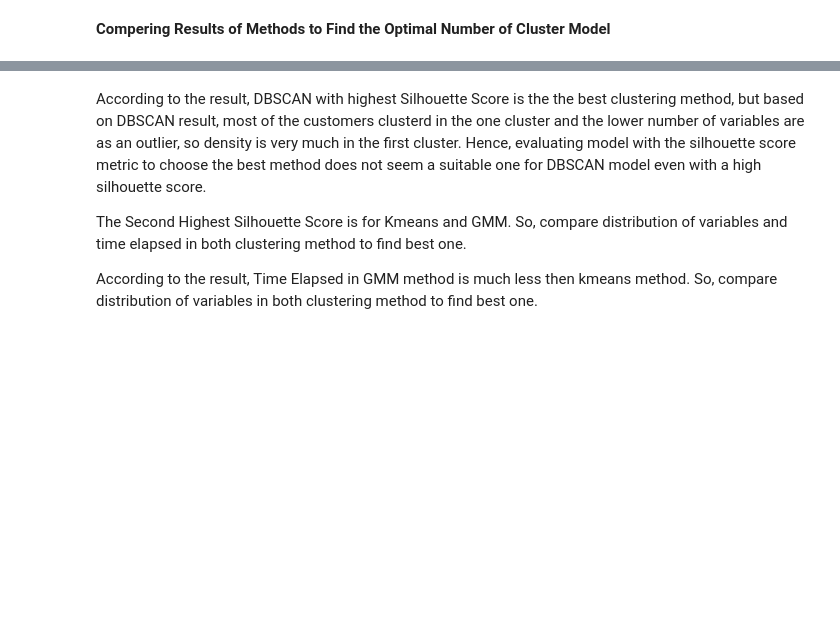
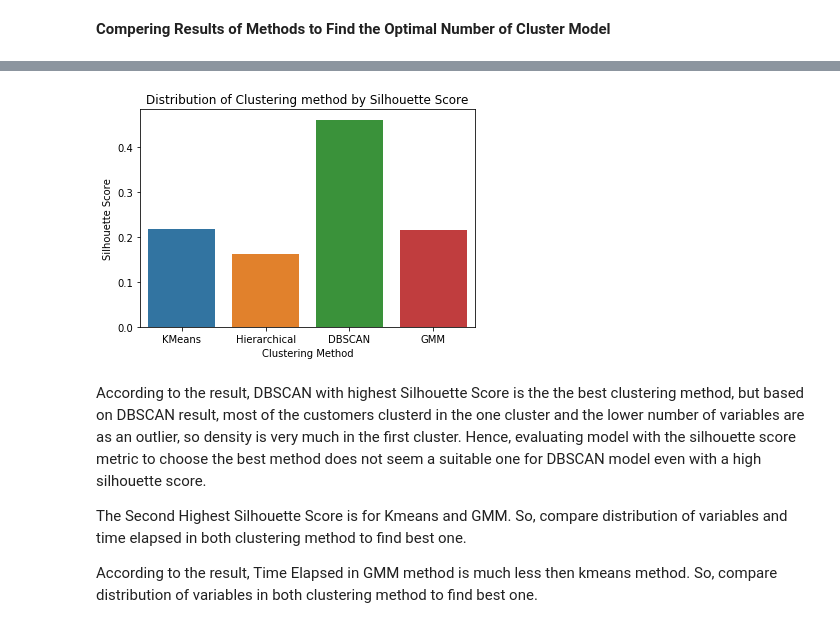
Before and after one commit to parichehrma/PariMa1, a Jupyter notebook: Capstone of Unsupervised learning.ipynb, the cells around one changed output, grey strips where cells are left out. Saved outputs shown, nothing was run; the diff lists cells and outputs as text; code cells hidden in the pictures; blank space fills up the shorter version.

```diff
--- a/Capstone of Unsupervised learning.ipynb
+++ b/Capstone of Unsupervised learning.ipynb
@@ -1115,3 +1114,10 @@ silhouette_scores_methods.sort_values(by='Silhouette Score', ascending= False)
+# %%
+# PLot the Result:
+sns.barplot(x='Clustering Method', y='Silhouette Score', data=silhouette_scores_methods)
+plt.title("Distribution of Clustering method by Silhouette Score")
+plt.show()
+# %% [output]
+[figure, added]
 # %% [markdown]
 According to the result, DBSCAN with highest Silhouette Score is the the best clustering method, but based on DBSCAN result, most of the customers clusterd in the one cluster and the lower number of variables are as an outlier, so density is very much in the first cluster. Hence, evaluating model with the silhouette score metric to choose the best method does not seem a suitable one for DBSCAN model even with a high silhouette score.
 
```
Also changed, not shown: parts of 22 cells of this notebook.
